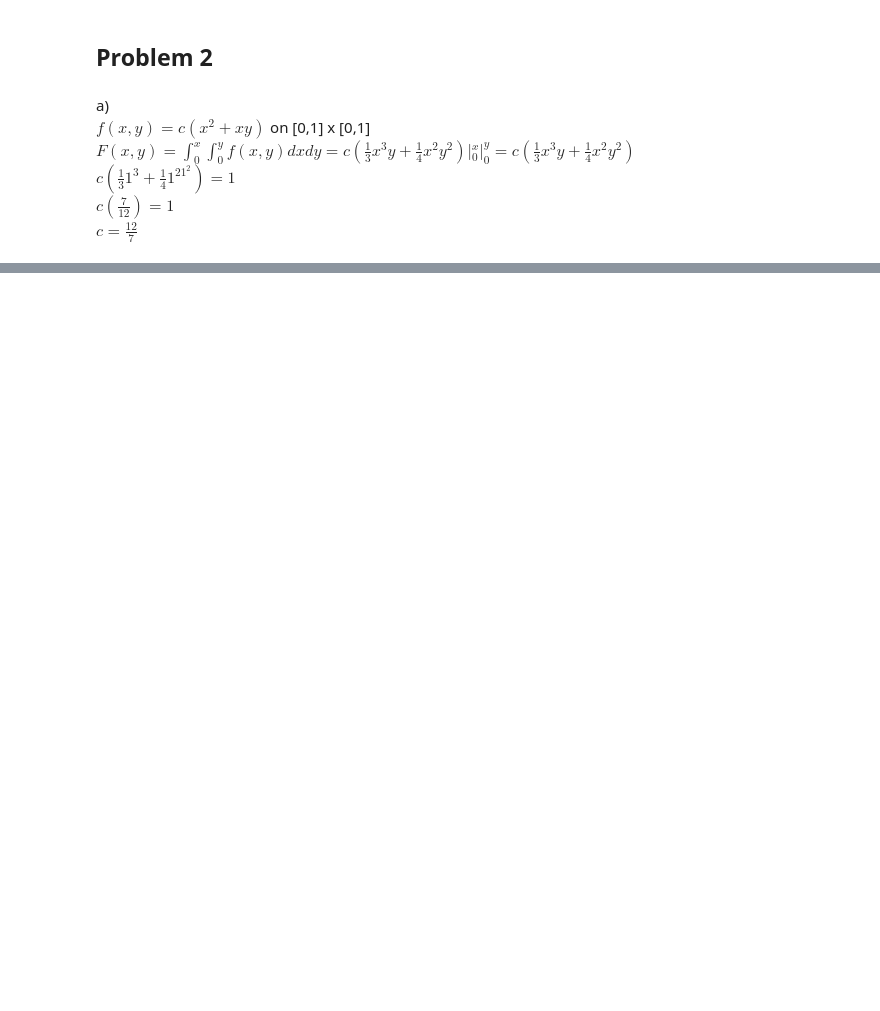
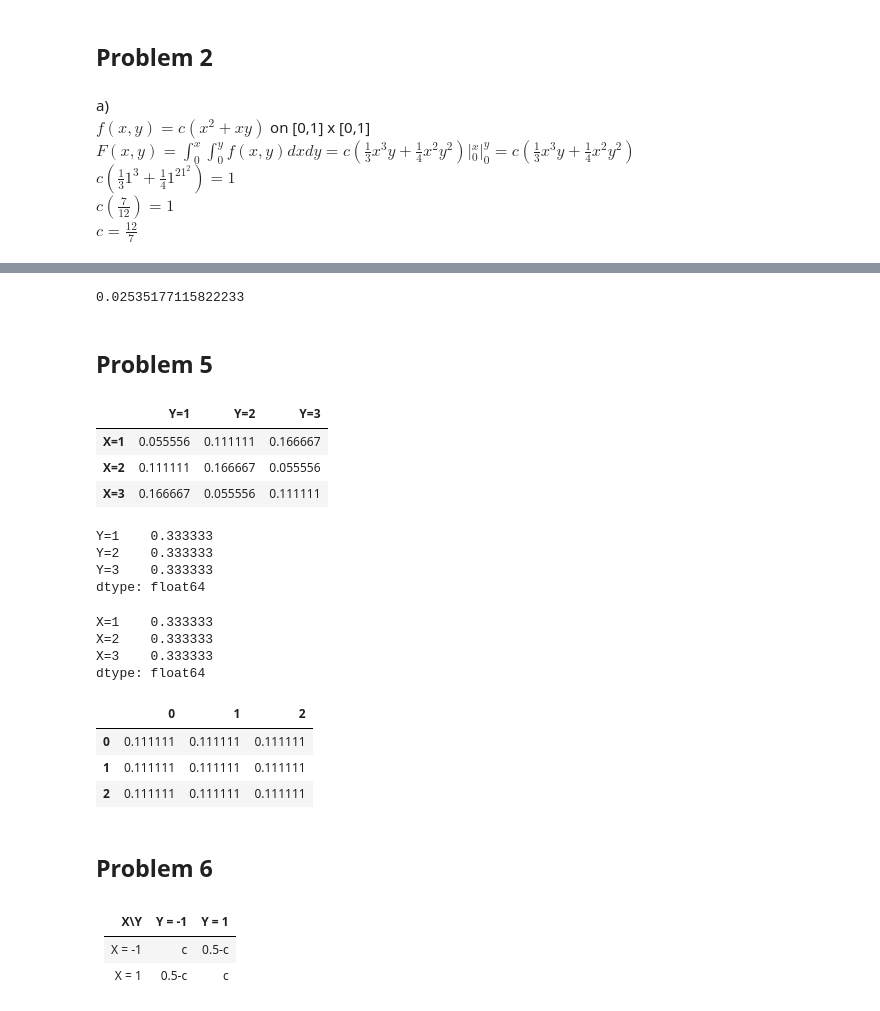
Before and after one commit to Lukasz-Cesarski/mit1805, a Jupyter notebook: Assignment4.ipynb, the cells around one changed output, grey strips where cells are left out. Cells and saved outputs as stored; diff of their text form; code cells hidden in the pictures; blank space fills up the shorter version.

```diff
--- a/Assignment4.ipynb
+++ b/Assignment4.ipynb
@@ -62,0 +285,53 @@ $ c = \frac{12}{7}$
+# %%
+2*norm.cdf(-2.236)
+# %% [output]
+0.02535177115822233
+# %% [markdown]
+## Problem 5
+# %%
+values = [1,2,3]
+
+df = pd.DataFrame(data=[
+    [1/18, 1/9, 1/6],
+    [1/9, 1/6, 1/18],
+    [1/6, 1/18, 1/9],
+],
+    columns=[f"Y={v}" for v in values], index=[f"X={v}" for v in values])
+df
+# %% [output]
+|  | Y=1 | Y=2 | Y=3 |
+| X=1 | 0.055556 | 0.111111 | 0.166667 |
+| X=2 | 0.111111 | 0.166667 | 0.055556 |
+| X=3 | 0.166667 | 0.055556 | 0.111111 |
+# %%
+Y_marginal = df.sum(axis=0)
+Y_marginal
+# %% [output]
+Y=1    0.333333
+Y=2    0.333333
+Y=3    0.333333
+dtype: float64
+# %%
+X_marginal = df.sum(axis=1)
+X_marginal
+# %% [output]
+X=1    0.333333
+X=2    0.333333
+X=3    0.333333
+dtype: float64
+# %%
+independent = pd.DataFrame([[x*y for x in X_marginal] for y in Y_marginal])
+independent
+# %% [output]
+|  | 0 | 1 | 2 |
+| 0 | 0.111111 | 0.111111 | 0.111111 |
+| 1 | 0.111111 | 0.111111 | 0.111111 |
+| 2 | 0.111111 | 0.111111 | 0.111111 |
+# %% [markdown]
+## Problem 6
+# %% [markdown]
+
+|  X\Y | Y = -1| Y = 1 |
+|---|---|---|
+|X = -1|  c | 0.5-c  |
+|X = 1|  0.5-c |  c |
```
Also changed, not shown: parts of 50 cells of this notebook.
